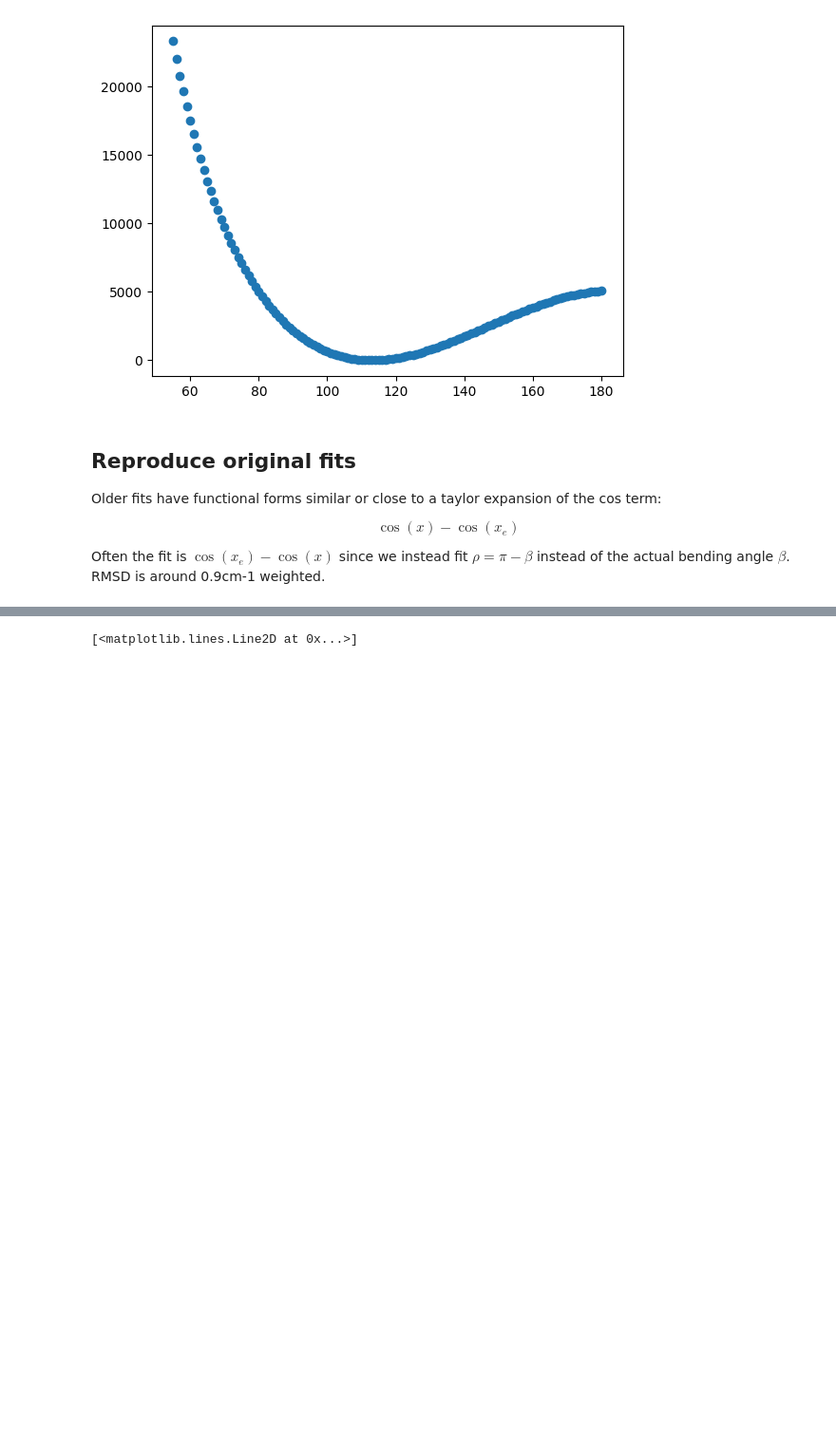
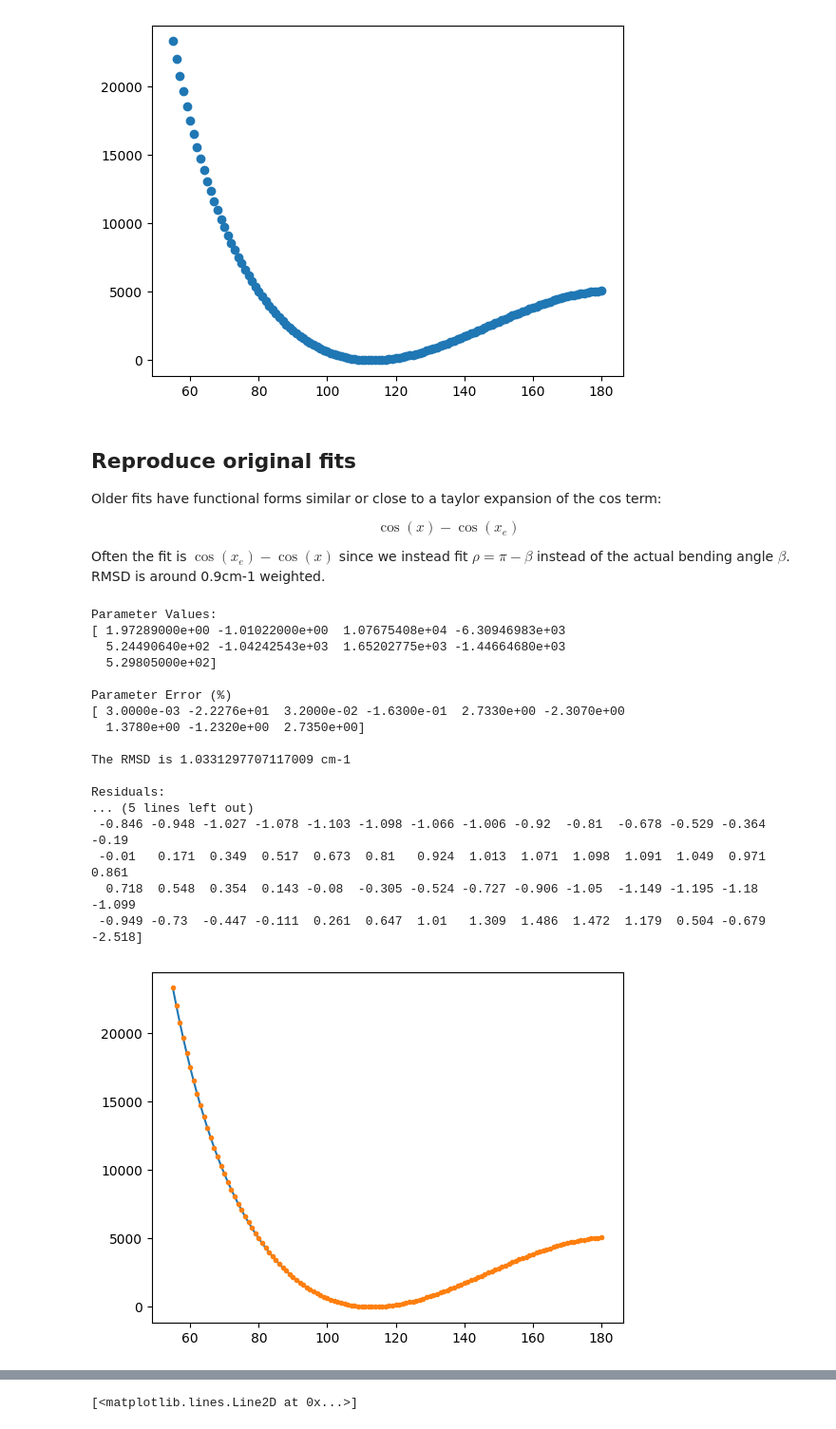
Before and after one commit to R-y-a-n-M-o-k/HOPO-Codes, a Jupyter notebook: potential_testfits/test_fits.ipynb, the cells around one changed output, grey strips where cells are left out. Shown at 95% size. Cells and saved outputs as stored; diff of their text form; code cells hidden in the pictures; blank space fills up the shorter version.

Commit message:
Update test_fits.ipynb
Added function to automate fitting, plotting fit prediction, prints RMSD, parameter values, parameter error, prints residuals

```diff
--- a/potential_testfits/test_fits.ipynb
+++ b/potential_testfits/test_fits.ipynb
@@ -74,3 +74,63 @@ def rmsd(obs, calc, weight):
     squared_diff = (obs-calc)**2
     weighted_mean_sqr = np.sum(weight*squared_diff)/np.sum(weight)
     return np.sqrt(weighted_mean_sqr)
+
+def fit_evaluation(function, param_guess, weights):
+    """This function fits a function to the bending energy data with given
+       input parameters and given weights. Uses SciPy curvefit"""
+
+    #perform fit
+    p, cov = curve_fit(function, apoh, E_apoh,
+                       param_guess,
+                       sigma = 1/np.sqrt(weights))
+
+    #print parameters obtained from fit
+    print('Parameter Values:')
+    print(np.round(p, 5))
+    print()
+    print('Parameter Error (%)')
+    print(np.round(
+    (np.sqrt(np.diag(cov))/p*100),
+     3))
+
+    #unpack parameters to predict energy, print RMSD
+    function_predict = function(apoh, *p)
+    print()
+    print(f'The RMSD is {rmsd(E_apoh, function_predict, weights)} cm-1')
+    print()
+
+    #print residuals
+    with np.printoptions(precision=3, suppress=True, linewidth=100):
+        print('Residuals:')
+        print(E_apoh - function_predict)
+    #leave space for plotting
+    for i in range(3):
+        print()
+    #plot fit, calculations and residuals
+    plt.figure()
+    plt.plot(apoh*180/np.pi, function_predict)
+    plt.plot(apoh*180/np.pi, E_apoh, '.')
+
+    plt.figure()
+    plt.plot(apoh*180/np.pi, E_apoh - function_predict)
+# %%
+fit_evaluation(power_no_linear, original_params, power_weight)
+# %% [output]
+Parameter Values:
+[ 1.97289000e+00 -1.01022000e+00  1.07675408e+04 -6.30946983e+03
+  5.24490640e+02 -1.04242543e+03  1.65202775e+03 -1.44664680e+03
+  5.29805000e+02]
+
+Parameter Error (%)
+[ 3.0000e-03 -2.2276e+01  3.2000e-02 -1.6300e-01  2.7330e+00 -2.3070e+00
+  1.3780e+00 -1.2320e+00  2.7350e+00]
+
+The RMSD is 1.0331297707117009 cm-1
+
+Residuals:
+... (5 lines left out)
+ -0.846 -0.948 -1.027 -1.078 -1.103 -1.098 -1.066 -1.006 -0.92  -0.81  -0.678 -0.529 -0.364 -0.19
+ -0.01   0.171  0.349  0.517  0.673  0.81   0.924  1.013  1.071  1.098  1.091  1.049  0.971  0.861
+  0.718  0.548  0.354  0.143 -0.08  -0.305 -0.524 -0.727 -0.906 -1.05  -1.149 -1.195 -1.18  -1.099
+ -0.949 -0.73  -0.447 -0.111  0.261  0.647  1.01   1.309  1.486  1.472  1.179  0.504 -0.679 -2.518]
+[figure, added]
```
Also changed, not shown: parts of 7 cells of this notebook.
